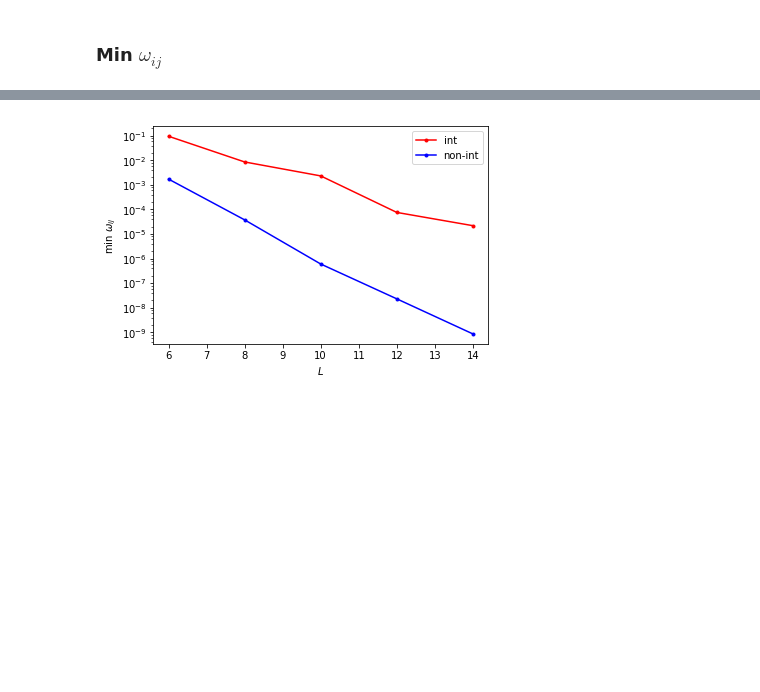
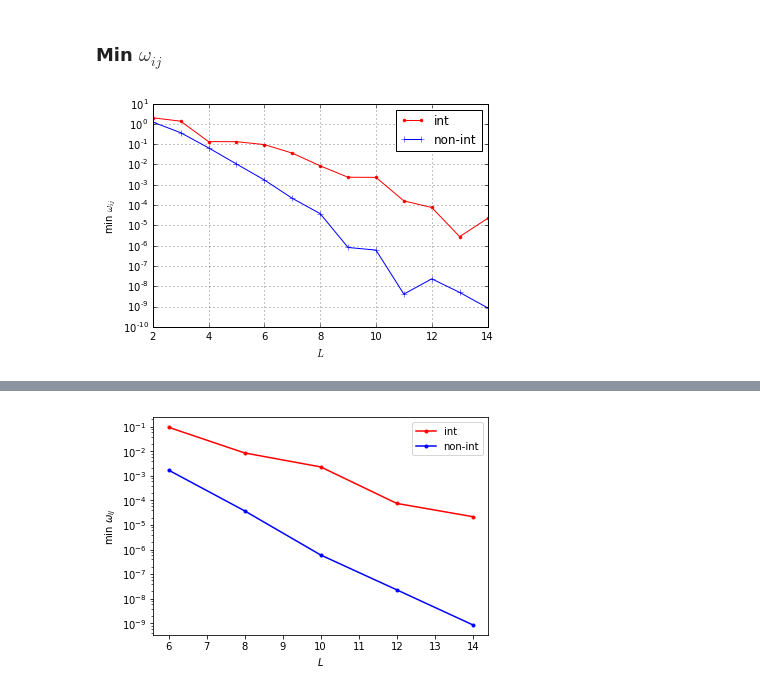
Before and after one commit to alexandreday/counterdiabatic-driving, a Jupyter notebook: zero_denom/jupyter_codes/v2_mu_scaling.ipynb, the cells around one changed output, grey strips where cells are left out. Saved outputs shown, nothing was run; the diff lists cells and outputs as text; code cells hidden in the pictures; blank space fills up the shorter version.

Commit message:
L scaling

```diff
--- a/zero_denom/jupyter_codes/v2_mu_scaling.ipynb
+++ b/zero_denom/jupyter_codes/v2_mu_scaling.ipynb
@@ -416,3 +416,16 @@ plt.loglog(w1,z1/2**10, 'k+-', label='non-int, L=10')
 [figure]
 # %% [markdown]
 ### Min $\omega_{ij}$
+# %%
+x1,y1,w1,z1=np.loadtxt("v2_mu1e-10_int_L_scaling.dat",unpack=True,skiprows=2 )
+x2,y2,w2,z2=np.loadtxt("v2_mu1e-10_nonint_L_scaling.dat",unpack=True,skiprows=2)
+# %%
+plt.semilogy(x1,w1, 'r.-', label='int')
+plt.semilogy(x2,w2, 'b+-', label='non-int')
+plt.ylabel(r"min $\omega_{ij}$")
+plt.xlabel(r"$L$")
+plt.legend(loc='best')
+plt.grid()
+#plt.savefig('min_wij.eps')
+# %% [output]
+[figure, added]
```
Also changed, not shown: parts of 1 cell of this notebook, 4 other files.
